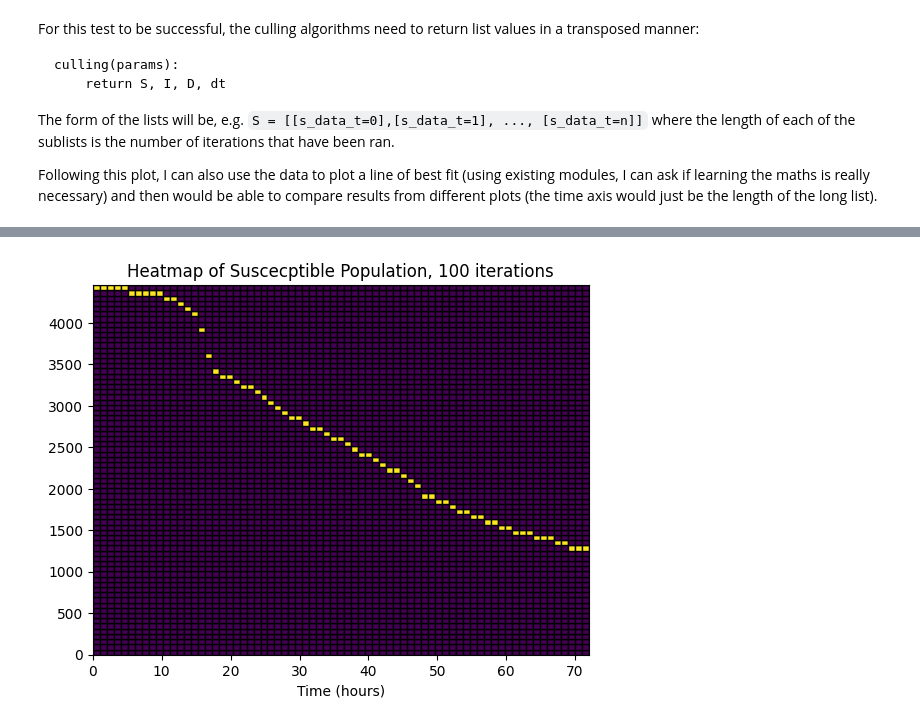
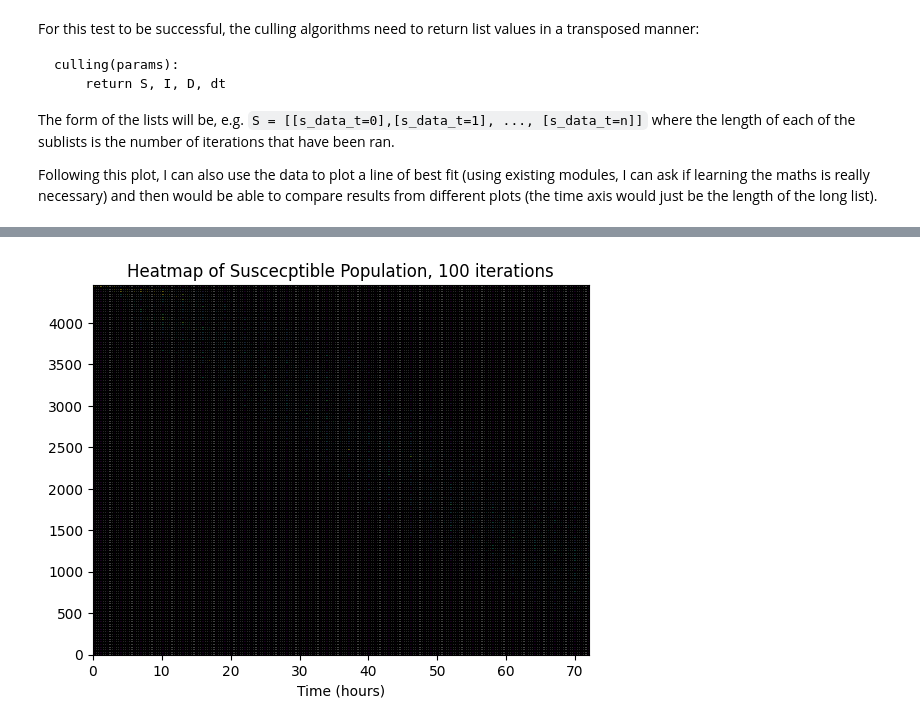
Before and after one commit to r-okotie179/diseaseModelling, a Jupyter notebook: culling_and_policy.ipynb, the cells around one changed output, grey strips where cells are left out. Saved outputs shown, nothing was run; the diff lists cells and outputs as text; code cells hidden in the pictures.

Commit message:
some tests with Claude on the visualisation of the heatmap

```diff
--- a/culling_and_policy.ipynb
+++ b/culling_and_policy.ipynb
@@ -536,3 +513,21 @@ def heatmap_data(x_data, y_data, optimal_segments):
+# %%
+def heatmap_data(x_data, y_data, optimal_segments):
+    x_data, y_data = np.asarray(x_data), np.asarray(y_data)   # lets lists work too
+    n = round(sqrt(optimal_segments))
+    x_max = np.max(x_data) + 1e-9      # nudge so the max point isn't excluded by the '<' bound
+    y_max = np.max(y_data) + 1e-9
+    seg_l, seg_w = x_max/n, y_max/n
+
+    colour_list = []
+    for l_i in range(n):
+        in_col = (seg_l * l_i <= x_data) & (x_data < seg_l * (l_i + 1))    # points in this time column
+        col_n = in_col.sum()
+        for w_i in range(n):
+            in_cell = in_col & (seg_w * w_i <= y_data) & (y_data < seg_w * (w_i + 1))
+            colour_list.append(in_cell.sum() / col_n)   # share of the column's points in this cell
+
+    # colour_list[l_i*n + w_i] is column l_i (time), row w_i (infectives)
+    return colour_list, n, seg_l, seg_w
 # %%
 from matplotlib.patches import Rectangle
 from matplotlib.collections import PatchCollection
@@ -615,5 +610,5 @@ def culling(dead_time, iterations, simulation_duration, neighbour_culling = Fals
 
     return np.array(S).transpose().tolist(), np.array(I).transpose().tolist(), np.array(D).transpose().tolist(), dt
 # %%
-S, I, D, dt = culling(48, 1000, 3) #48 hour dead time, 10 iteration runs, 7 day plotting
+S, I, D, dt = culling(48, 100, 3) #48 hour dead time, 10 iteration runs, 7 day plotting
 # %%
@@ -624,27 +622,28 @@ plt.show()
 # %%
 # I initially wrote this logic myself but then got tired from debugging small changes
 # like everything (even the pseudo for this) was all me
 
 from matplotlib.colors import Normalize
 
 fig, ax = plt.subplots()
-x_data, y_data = [u for u in range(len(S))], [s[0] for s in S]
+x_data = np.repeat(np.arange(len(S)), len(S[0]))
+y_data = np.array(S).ravel()
 
-colour_list, n, w, h = heatmap_data(x_data, y_data, 5000)
+colour_list, n, w, h = heatmap_data(x_data, y_data, 50000)
 
-norm = Normalize(vmin=min(colour_list), vmax=max(colour_list))
+norm = Normalize(vmin=0, vmax=np.percentile([v for v in colour_list if v > 0], 99))
 colours = [plt.cm.viridis(norm(v)) for v in colour_list]
 
 coords = [(w * l_i, h * w_i) for l_i in range(n) for w_i in range(n)]
 
 rects = [Rectangle((x0, y0), w, h, facecolor=c) for (x0, y0), c in zip(coords, colours)]
 coll = PatchCollection(rects, match_original=True, edgecolor='black')
 ax.add_collection(coll)
 ax.autoscale()
 ax.set_title("Heatmap of Suscecptible Population, 100 iterations")
 ax.set_xlim(0, max(x_data))
 ax.set_ylim(0, max(y_data))
 ax.set_xlabel("Time (hours)")
 plt.show()
 # %% [output]
-[figure, old version]
+[figure, new version]
```
Also changed, not shown: parts of 3 cells of this notebook.
